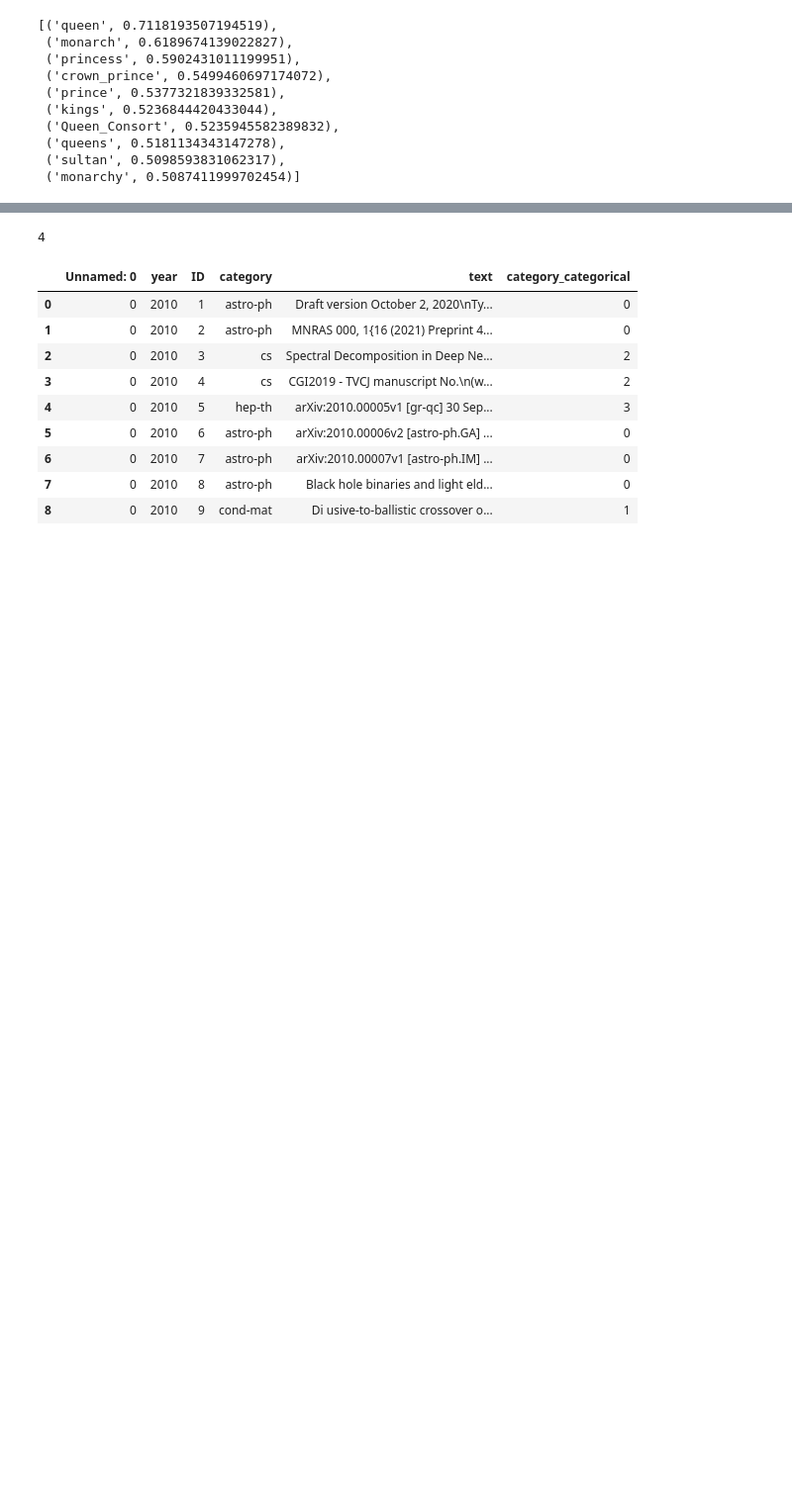
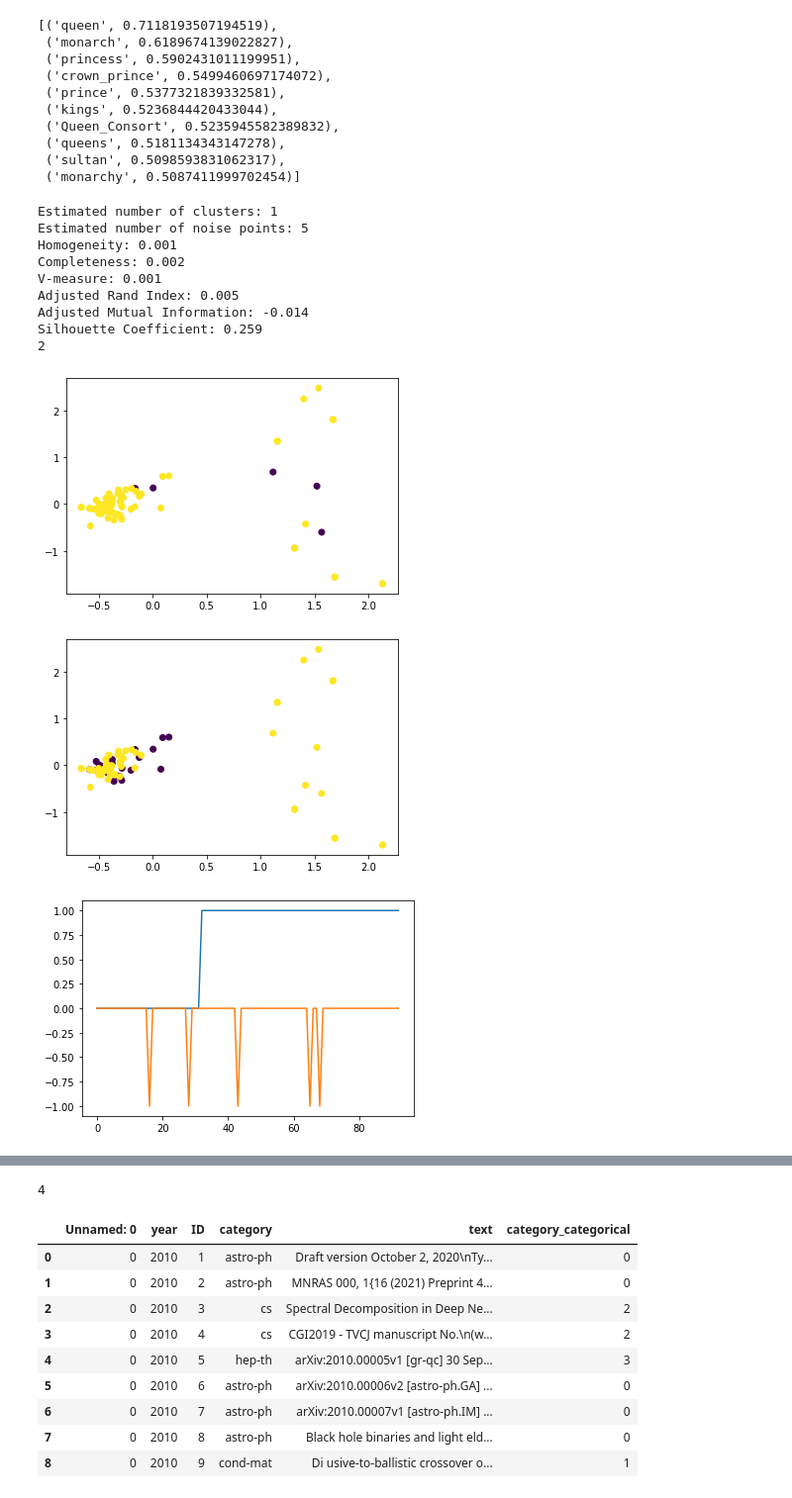
Before and after one commit to jsobolew/MED22ZDBSCAN, a Jupyter notebook: word2vec.ipynb, the cells around one changed output, grey strips where cells are left out. Shown at 99% size. Drawn from its saved outputs; the diff is of its cells as text; code cells hidden in the pictures; blank space fills up the shorter version.

```diff
--- a/word2vec.ipynb
+++ b/word2vec.ipynb
@@ -64,3 +64,39 @@ for word in bull.split(" "):
         label.append(1)
     except:
         pass
+# %%
+from sklearn.cluster import DBSCAN
+eps = 3.5
+minPts = 5
+
+pca = PCA()
+Xt = pca.fit_transform(vectors)
+clustering = DBSCAN(eps=eps, min_samples=minPts).fit(Xt)
+labels = clustering.labels_
+
+evaluate(labels, label, Xt)
+
+print(len(np.unique(labels)))
+
+plot = plt.scatter(Xt[:,0], Xt[:,1], c=labels)
+plt.show()
+
+plot = plt.scatter(Xt[:,0], Xt[:,1], c=label)
+plt.show()
+
+plt.plot(label)
+plt.plot(labels)
+plt.show()
+# %% [output]
+Estimated number of clusters: 1
+Estimated number of noise points: 5
+Homogeneity: 0.001
+Completeness: 0.002
+V-measure: 0.001
+Adjusted Rand Index: 0.005
+Adjusted Mutual Information: -0.014
+Silhouette Coefficient: 0.259
+2
+[figure, added]
+[figure, added]
+[figure, added]
```
Also changed, not shown: parts of 8 cells of this notebook, 4 other files.
